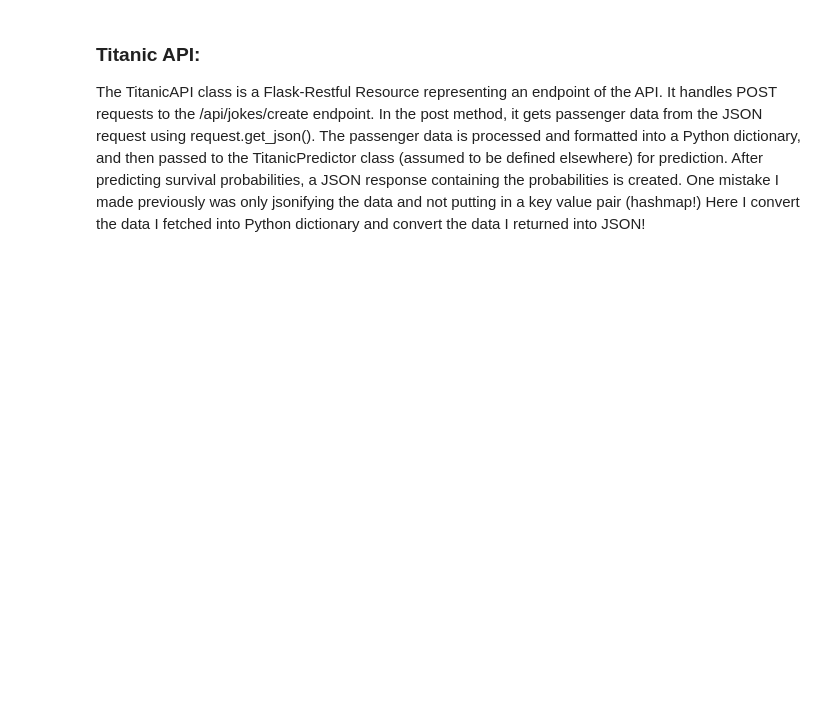
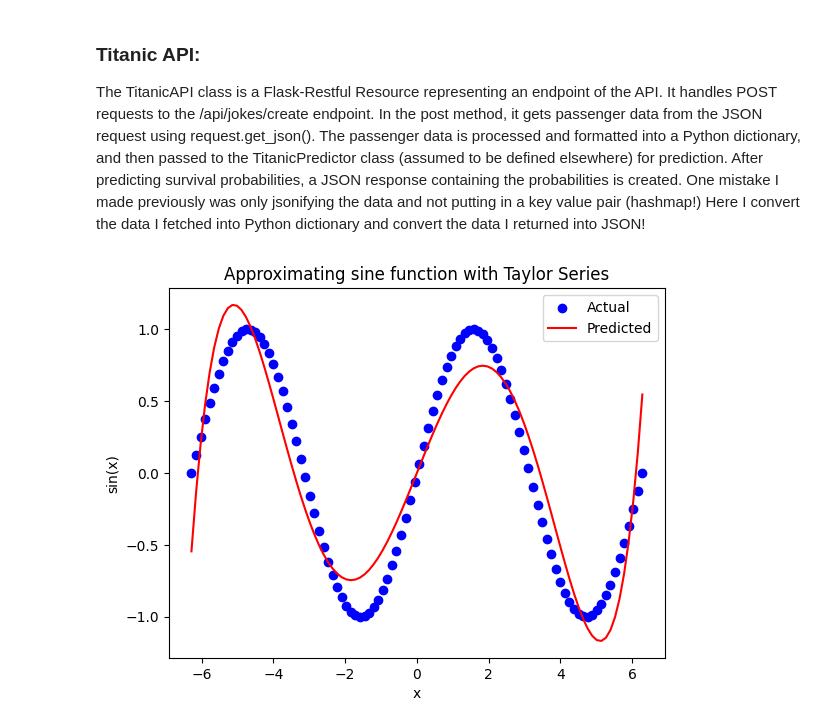
Before and after one commit to iKAN2025/Nighthawk-Pages, a Jupyter notebook: _notebooks/2024-03-24-ML_CPT.ipynb, the cells around one changed output. Saved outputs shown, nothing was run; the diff lists cells and outputs as text; code cells hidden in the pictures; blank space fills up the shorter version.

```diff
--- a/_notebooks/2024-03-24-ML_CPT.ipynb
+++ b/_notebooks/2024-03-24-ML_CPT.ipynb
@@ -324,3 +326,34 @@ api.add_resource(TitanicAPI, '/create')
 The TitanicAPI class is a Flask-Restful Resource representing an endpoint of the API. It handles POST requests to the /api/jokes/create endpoint.
 In the post method, it gets  passenger data from the JSON request using request.get_json().
 The passenger data is processed and formatted into  a Python dictionary, and then passed to the TitanicPredictor class (assumed to be defined elsewhere) for prediction. After predicting survival probabilities, a JSON response containing the probabilities is created. One mistake I made previously was only jsonifying the data and not putting in a key value pair (hashmap!) Here I convert the data I fetched into Python dictionary and convert the data I returned into JSON!
+# %%
+import numpy as np
+from sklearn.linear_model import LinearRegression
+from sklearn.preprocessing import PolynomialFeatures
+import matplotlib.pyplot as plt
+
+# Generate data
+x = np.linspace(-2*np.pi, 2*np.pi, 100).reshape(-1, 1)
+y = np.sin(x)
+
+# Feature engineering: Use polynomial features up to degree 5
+poly_features = PolynomialFeatures(degree=5)
+X_poly = poly_features.fit_transform(x)
+
+# Model training
+model = LinearRegression()
+model.fit(X_poly, y)
+
+# Predict
+y_pred = model.predict(X_poly)
+
+# Plot results
+plt.scatter(x, y, color='blue', label='Actual')
+plt.plot(x, y_pred, color='red', label='Predicted')
+plt.xlabel('x')
+plt.ylabel('sin(x)')
+plt.legend()
+plt.title('Approximating sine function with Taylor Series Order 5')
+plt.show()
+# %% [output]
+[figure, added]
```
Also changed, not shown: parts of 2 cells of this notebook.
